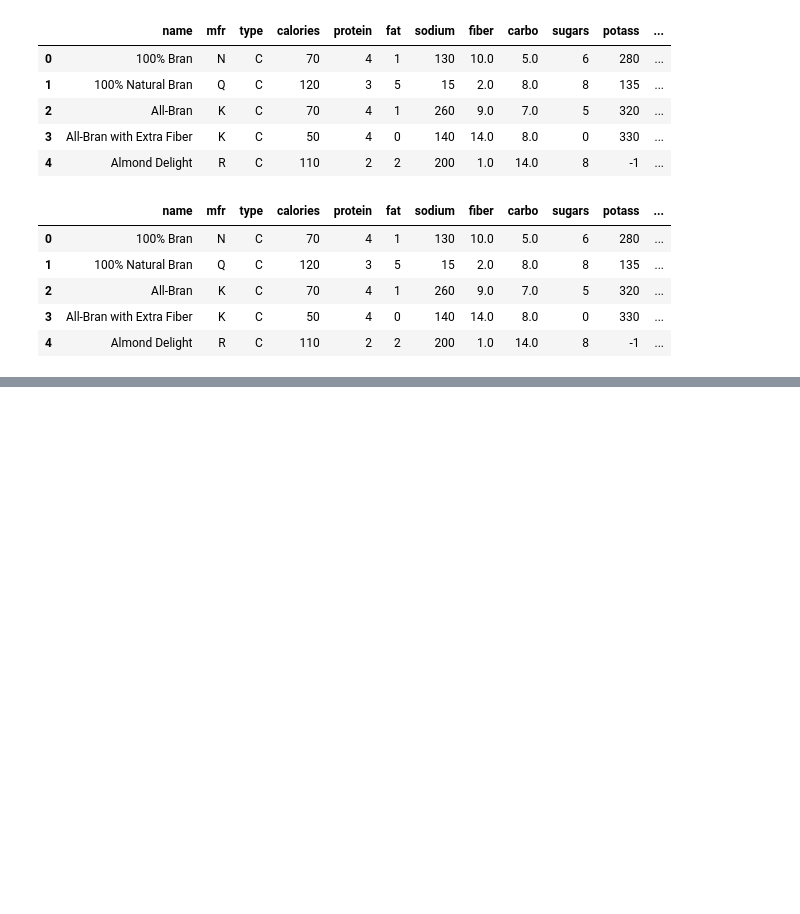
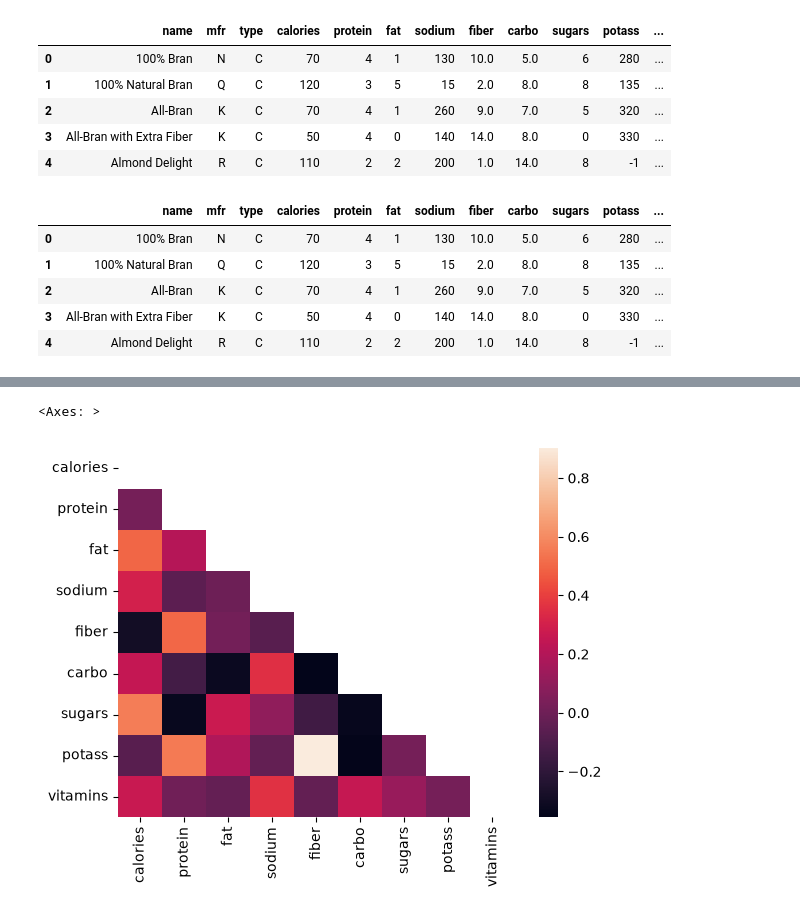
Before and after one commit to giakhangcd/Ml_Learning, a Jupyter notebook: Nutrition Visualization.ipynb, the cells around one changed output, grey strips where cells are left out. Cells and saved outputs as stored; diff of their text form; code cells hidden in the pictures; blank space fills up the shorter version.

```diff
--- a/Nutrition Visualization.ipynb
+++ b/Nutrition Visualization.ipynb
@@ -25,6 +25,6 @@ cr_df_new.head()
 | 3 | All-Bran with Extra Fiber | K | C | 50 | 4 | 0 | 140 | 14.0 | 8.0 | 0 | 330 | ... |
 | 4 | Almond Delight | R | C | 110 | 2 | 2 | 200 | 1.0 | 14.0 | 8 | -1 | ... |
 # %%
-cr_corr = cr_df_new.corr()
+cr_corr = cr_df_new.corr(numeric_only = True)
 cr_corr
 # %% [output]
@@ -31,0 +41,3 @@ ValueError: could not convert string to float: '100% Bran'
+# %%
+ones_corr = np.ones_like(cr_corr,dtype=bool)
+ones_corr
@@ -31,0 +54,3 @@ ValueError: could not convert string to float: '100% Bran'
+# %%
+mask = np.triu(ones_corr)
+mask
@@ -31,0 +67,5 @@ ValueError: could not convert string to float: '100% Bran'
+# %%
+sns.heatmap(data = cr_corr,mask = mask)
+# %% [output]
+<Axes: >
+[figure, added]
```
Also changed, not shown: parts of 5 cells of this notebook, 6 other files.
